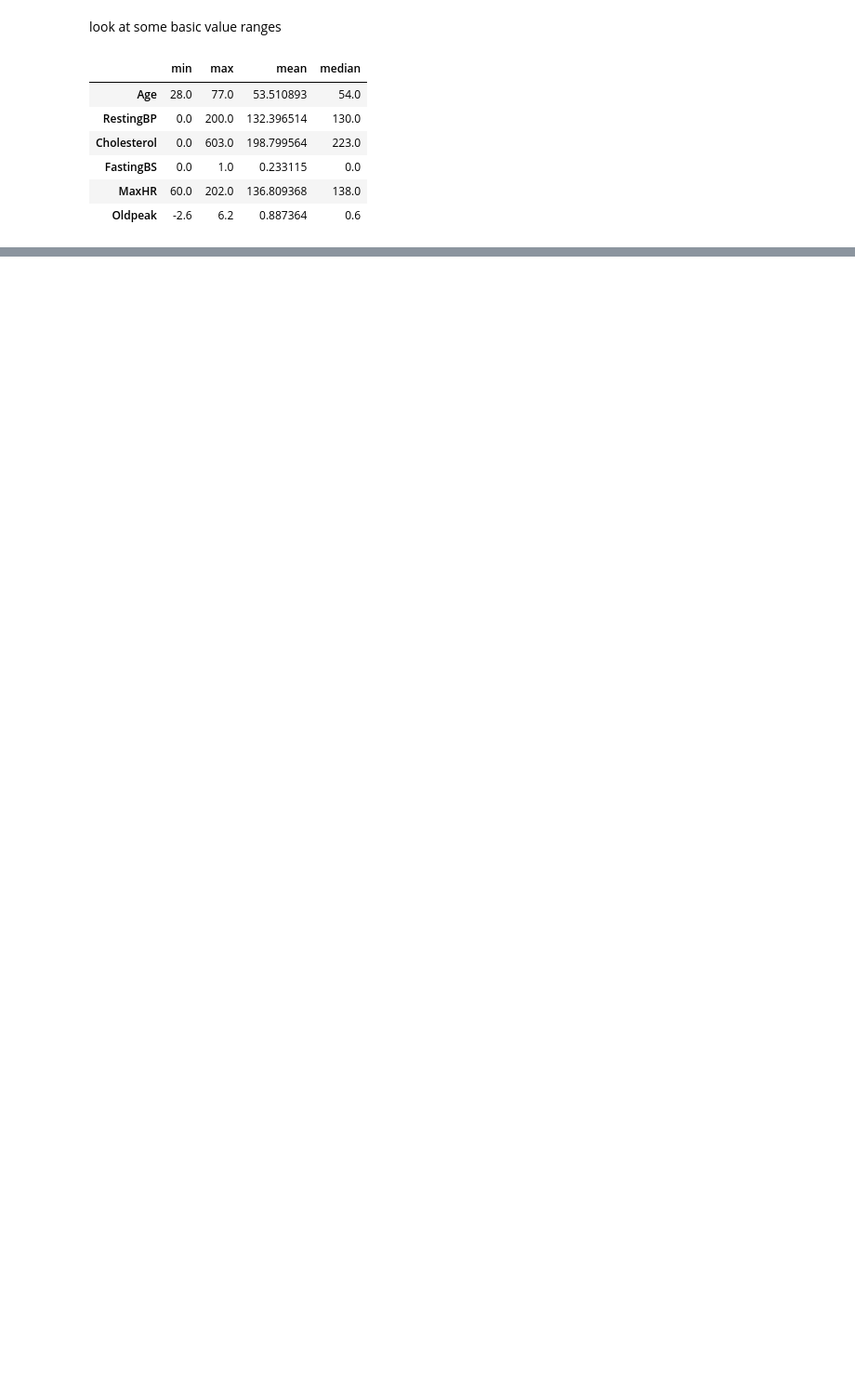
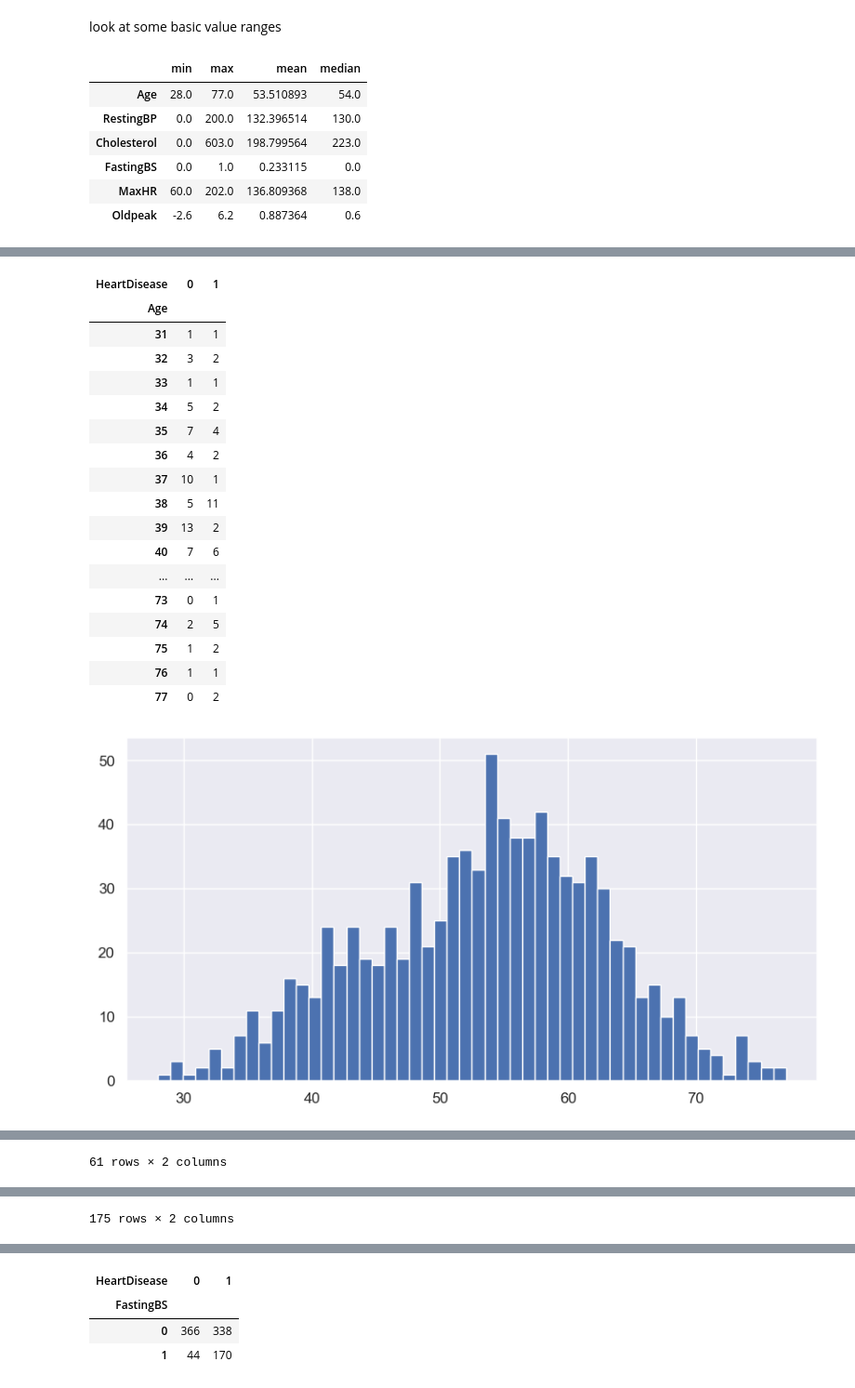
Before and after one commit to mahmodul-50/Heart_Failure_Prediction, a Jupyter notebook: file1.ipynb, the cells around one changed output, grey strips where cells are left out. Shown at 93% size. Drawn from its saved outputs; the diff is of its cells as text; code cells hidden in the pictures; blank space fills up the shorter version.

```diff
--- a/file1.ipynb
+++ b/file1.ipynb
@@ -127,0 +189,36 @@ Length: 3, dtype: str
+# %%
+for i in numeric_cols:
+    ct = pd.crosstab(df[i], df[target_col])
+    ct = ct[ct[1] > 0]
+    display(ct)
+    df[i].hist(bins=50, figsize=(10, 5))
+    # ct.hist()
+    ct.plot(kind="bar", figsize=(10, 5))
+    # plt.suptitle(f"HeartDisease Dataset Analysis")
+    plt.title(f"Distribution of {i}")
+    plt.xlabel(i)
+    plt.ylabel("frequency")
+    # plt.xticks(rotation=90)
+    plt.tight_layout()
+    # print(ct)
+    plt.show()
+# %% [output]
+| HeartDisease | 0 | 1 |
+| Age |  |  |
+| 31 | 1 | 1 |
+| 32 | 3 | 2 |
+| 33 | 1 | 1 |
+| 34 | 5 | 2 |
+| 35 | 7 | 4 |
+| 36 | 4 | 2 |
+| 37 | 10 | 1 |
+| 38 | 5 | 11 |
+| 39 | 13 | 2 |
+| 40 | 7 | 6 |
+| ... | ... | ... |
+| 73 | 0 | 1 |
+| 74 | 2 | 5 |
+| 75 | 1 | 2 |
+| 76 | 1 | 1 |
+| 77 | 0 | 2 |
+[figure, added]
@@ -127,0 +239 @@ Length: 3, dtype: str
+61 rows × 2 columns
@@ -127,0 +255 @@ Length: 3, dtype: str
+175 rows × 2 columns
@@ -127,0 +258,4 @@ Length: 3, dtype: str
+| HeartDisease | 0 | 1 |
+| FastingBS |  |  |
+| 0 | 366 | 338 |
+| 1 | 44 | 170 |
```
Also changed, not shown: parts of 12 cells of this notebook.
